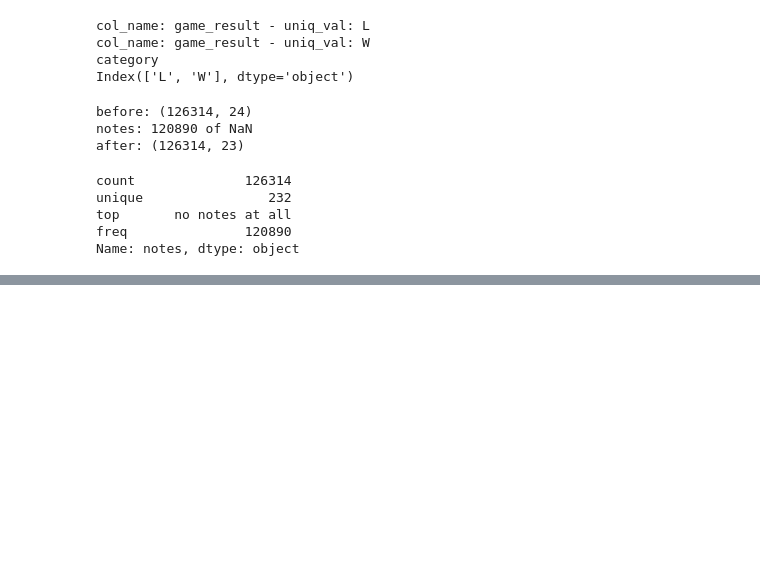
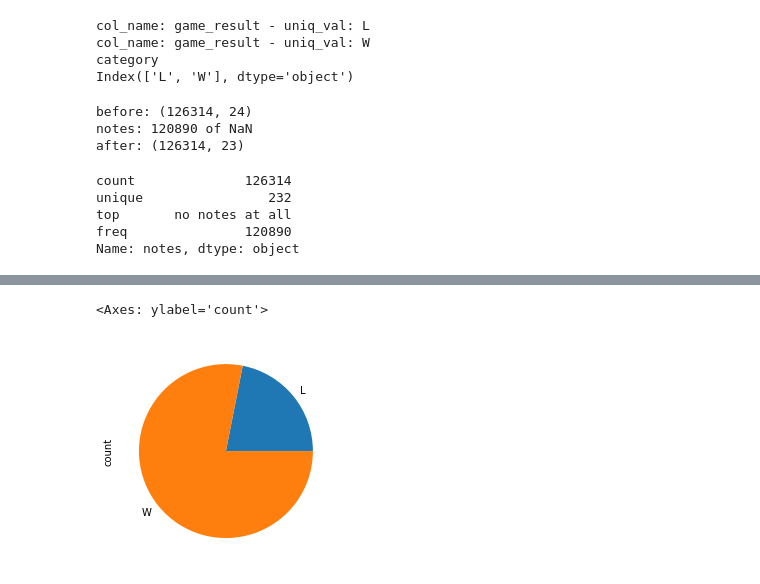
Before and after one commit to getpeped/WorkBook, a Jupyter notebook: nba_team_players.ipynb, the cells around one changed output, grey strips where cells are left out. Saved outputs shown, nothing was run; the diff lists cells and outputs as text; code cells hidden in the pictures; blank space fills up the shorter version.

```diff
--- a/nba_team_players.ipynb
+++ b/nba_team_players.ipynb
@@ -249,0 +297,8 @@ Name: notes, dtype: object
+# %%
+df[df['fran_id'].str.startswith('Miami')]
+df[(df['fran_id'] == 'Heat') & (df['year_id'] == 2013)].groupby(by=['game_result'])['game_id'].count().plot(kind='pie')
+df[(df['fran_id'] == 'Heat') & (df['year_id'] == 2013)].value_counts().plot(kind='pie')
+plt.legend()
+# %% [output]
+<Axes: ylabel='count'>
+[figure, added]
```
Also changed, not shown: parts of 5 cells of this notebook.
